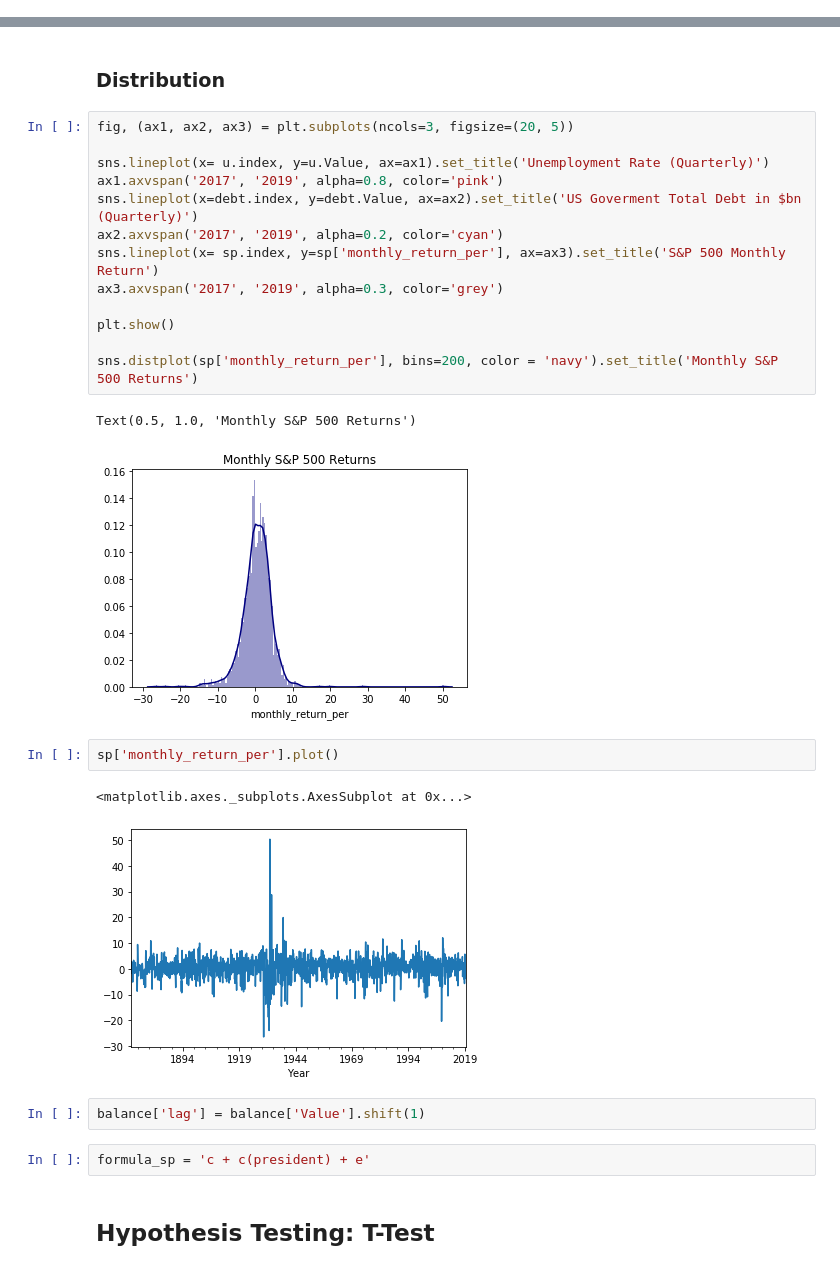
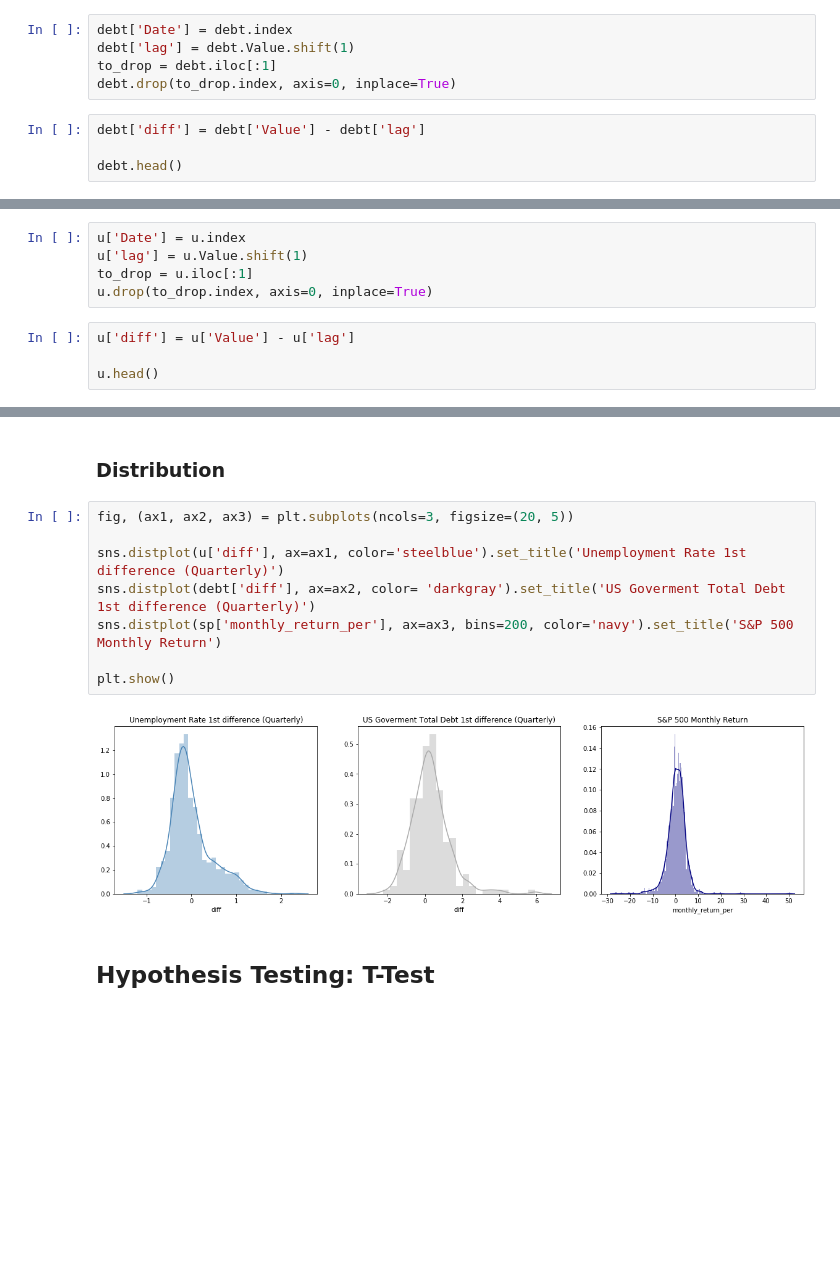
Before and after one commit to Carterbouley/mod_3_project, a Jupyter notebook: DONT_TOUCH.ipynb, the cells around one changed output, grey strips where cells are left out. Cells and saved outputs as stored; diff of their text form; blank space fills up the shorter version.

```diff
--- a/DONT_TOUCH.ipynb
+++ b/DONT_TOUCH.ipynb
@@ -62,0 +67,9 @@ sp['monthly_return_per'] = ((sp['S&P Composite']-sp['lag'])/sp['lag'])*100
+# %%
+debt['Date'] = debt.index
+debt['lag'] = debt.Value.shift(1)
+to_drop = debt.iloc[:1]
+debt.drop(to_drop.index, axis=0, inplace=True)
+# %%
+debt['diff'] = debt['Value'] - debt['lag']
+
+debt.head()
@@ -62,0 +88,9 @@ sp['monthly_return_per'] = ((sp['S&P Composite']-sp['lag'])/sp['lag'])*100
+# %%
+u['Date'] = u.index
+u['lag'] = u.Value.shift(1)
+to_drop = u.iloc[:1]
+u.drop(to_drop.index, axis=0, inplace=True)
+# %%
+u['diff'] = u['Value'] - u['lag']
+
+u.head()
@@ -148,28 +196,13 @@ plt.show()
 # %%
 fig, (ax1, ax2, ax3) = plt.subplots(ncols=3, figsize=(20, 5))
 
-sns.lineplot(x= u.index, y=u.Value, ax=ax1).set_title('Unemployment Rate (Quarterly)')
-ax1.axvspan('2017', '2019', alpha=0.8, color='pink')
-sns.lineplot(x=debt.index, y=debt.Value, ax=ax2).set_title('US Goverment Total Debt in $bn (Quarterly)')
-ax2.axvspan('2017', '2019', alpha=0.2, color='cyan')
-sns.lineplot(x= sp.index, y=sp['monthly_return_per'], ax=ax3).set_title('S&P 500 Monthly Return')
-ax3.axvspan('2017', '2019', alpha=0.3, color='grey')
+sns.distplot(u['diff'], ax=ax1, color='steelblue').set_title('Unemployment Rate 1st difference (Quarterly)')
+sns.distplot(debt['diff'], ax=ax2, color= 'darkgray').set_title('US Goverment Total Debt 1st difference (Quarterly)')
+sns.distplot(sp['monthly_return_per'], ax=ax3, bins=200, color='navy').set_title('S&P 500 Monthly Return')
 
 plt.show()
-
-sns.distplot(sp['monthly_return_per'], bins=200, color = 'navy').set_title('Monthly S&P 500 Returns')
 # %% [output]
-Text(0.5, 1.0, 'Monthly S&P 500 Returns')
-[figure, old version]
+[figure, new version]
-# %%
-sp['monthly_return_per'].plot()
-# %% [output]
-<matplotlib.axes._subplots.AxesSubplot at 0x...>
-[figure, removed]
-# %%
-balance['lag'] = balance['Value'].shift(1)
-# %%
-formula_sp = 'c + c(president) + e'
 # %% [markdown]
 ## Hypothesis Testing: T-Test
 # %% [markdown]
```
Also changed, not shown: parts of 9 cells of this notebook.
